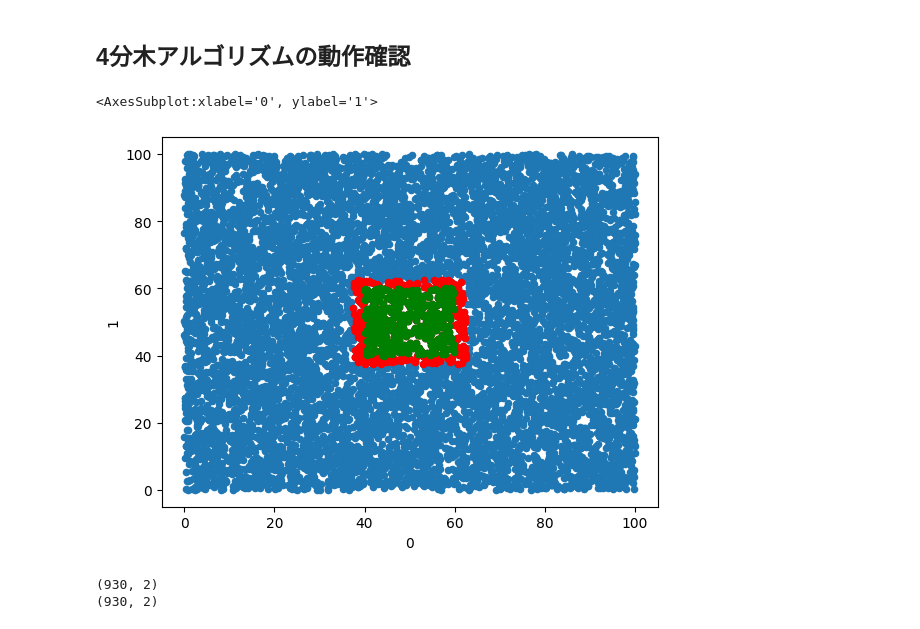
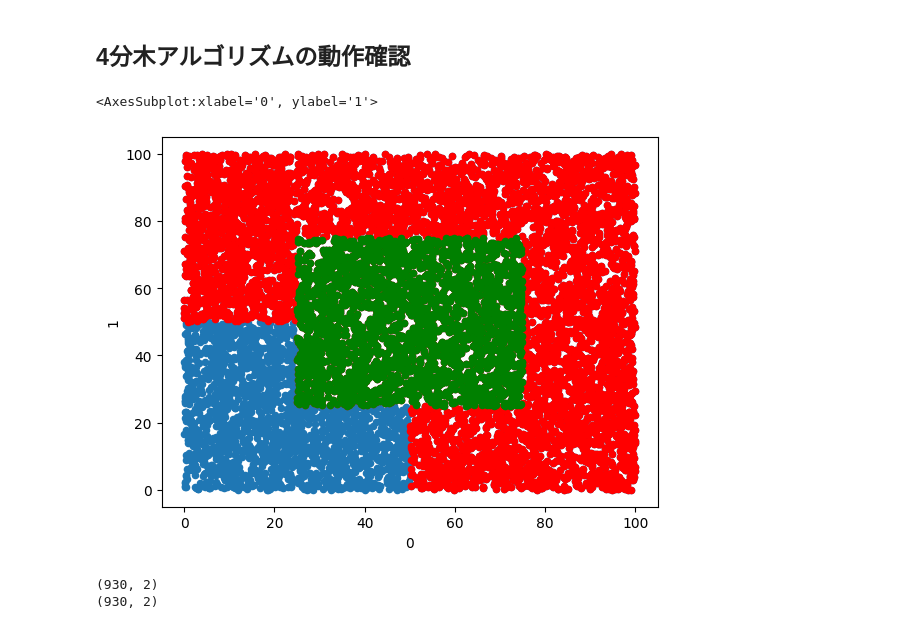
Before and after one commit to stakeval0/aco-steiner, a Jupyter notebook: analyze/analyze.ipynb, the cells around one changed output. Cells and saved outputs as stored; diff of their text form; code cells hidden in the pictures.

Commit message:
searchMorton()の3項演算子を外して正しく動作することを確認した

```diff
--- a/analyze/analyze.ipynb
+++ b/analyze/analyze.ipynb
@@ -5,21 +5,21 @@ import pandas as pd
 # %% [markdown]
 ## 4分木アルゴリズムの動作確認
 # %%
-qtree_data=pd.read_csv('csv/qtree.csv',header=None)
-morton_data=pd.read_csv('csv/morton.csv',header=None,delimiter=' ')
+qtree_data=pd.read_csv('data/qtree.csv',header=None)
+morton_data=pd.read_csv('data/morton.csv',header=None,delimiter=' ')
 # %%
 #qtree_data[(abs(qtree_data[0]-50)>25)|(abs(qtree_data[1]-50)>25)].sort_values(0)
 #pd.set_option('max_row', None)
 # 前のn(今は10000)個を全体のデータとして扱うプロトコル
 all_points=qtree_data[0:10000]
 researched_points=qtree_data[10000:]
 ax=all_points.plot.scatter(x=0,y=1)
 researched_points.plot.scatter(x=0,y=1,color='red',ax=ax)
-all_points[(abs(all_points[0]-50)<=10)&(abs(all_points[1]-50)<=10)].plot.scatter(x=0,y=1,color='green',ax=ax)
+all_points[(abs(all_points[0]-50)<=50/2)&(abs(all_points[1]-50)<=50/2)].plot.scatter(x=0,y=1,color='green',ax=ax)
 #plt.show()
 # %% [output]
 <AxesSubplot:xlabel='0', ylabel='1'>
-[figure, old version]
+[figure, new version]
 # %%
 print(researched_points.drop_duplicates().shape)
 print(researched_points.shape)
```
Also changed, not shown: 2 other files.
